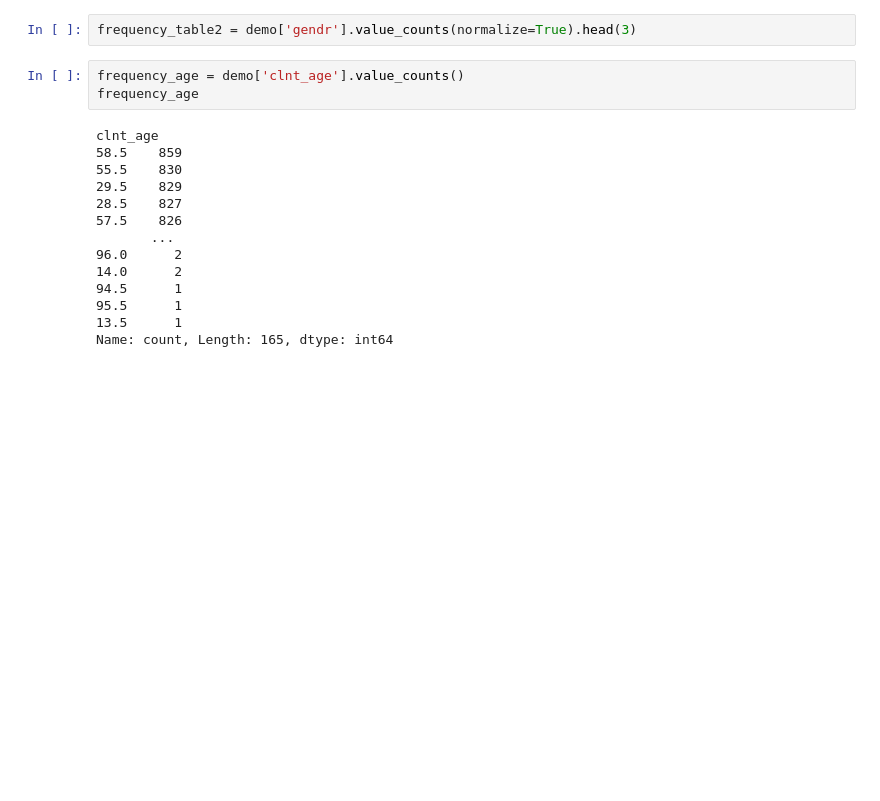
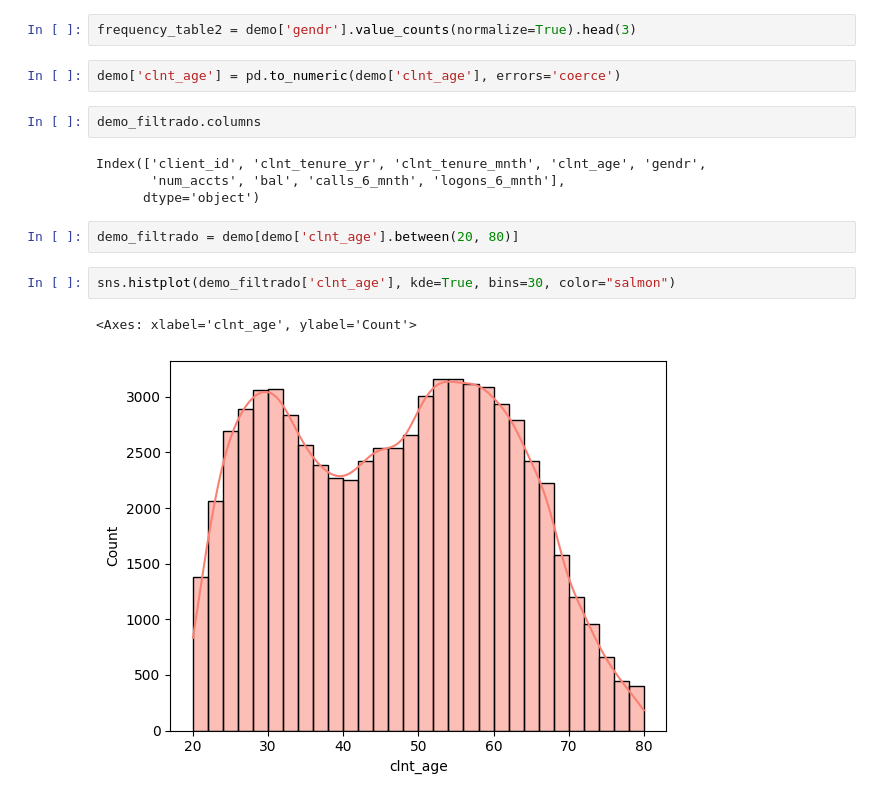
Before and after one commit to Noelia0708/Vanguard-ab-test, a Jupyter notebook: Proyecto5.ipynb, the cells around one changed output. Saved outputs shown, nothing was run; the diff lists cells and outputs as text; blank space fills up the shorter version.

Commit message:
filtrado por edad

```diff
--- a/Proyecto5.ipynb
+++ b/Proyecto5.ipynb
@@ -37,20 +66,18 @@ X        3
 Name: count, dtype: int64
 # %%
 frequency_table2 = demo['gendr'].value_counts(normalize=True).head(3)
-# %%
-frequency_age = demo['clnt_age'].value_counts()
-frequency_age
-# %% [output]
-clnt_age
-58.5    859
-55.5    830
-29.5    829
-28.5    827
-57.5    826
-       ...
-96.0      2
-14.0      2
-94.5      1
-95.5      1
-13.5      1
-Name: count, Length: 165, dtype: int64
+# %%
+demo['clnt_age'] = pd.to_numeric(demo['clnt_age'], errors='coerce')
+# %%
+demo_filtrado.columns
+# %% [output]
+Index(['client_id', 'clnt_tenure_yr', 'clnt_tenure_mnth', 'clnt_age', 'gendr',
+       'num_accts', 'bal', 'calls_6_mnth', 'logons_6_mnth'],
+      dtype='object')
+# %%
+demo_filtrado = demo[demo['clnt_age'].between(20, 80)]
+# %%
+sns.histplot(demo_filtrado['clnt_age'], kde=True, bins=30, color="salmon")
+# %% [output]
+<Axes: xlabel='clnt_age', ylabel='Count'>
+[figure, added]
```
Also changed, not shown: parts of 11 cells of this notebook.
